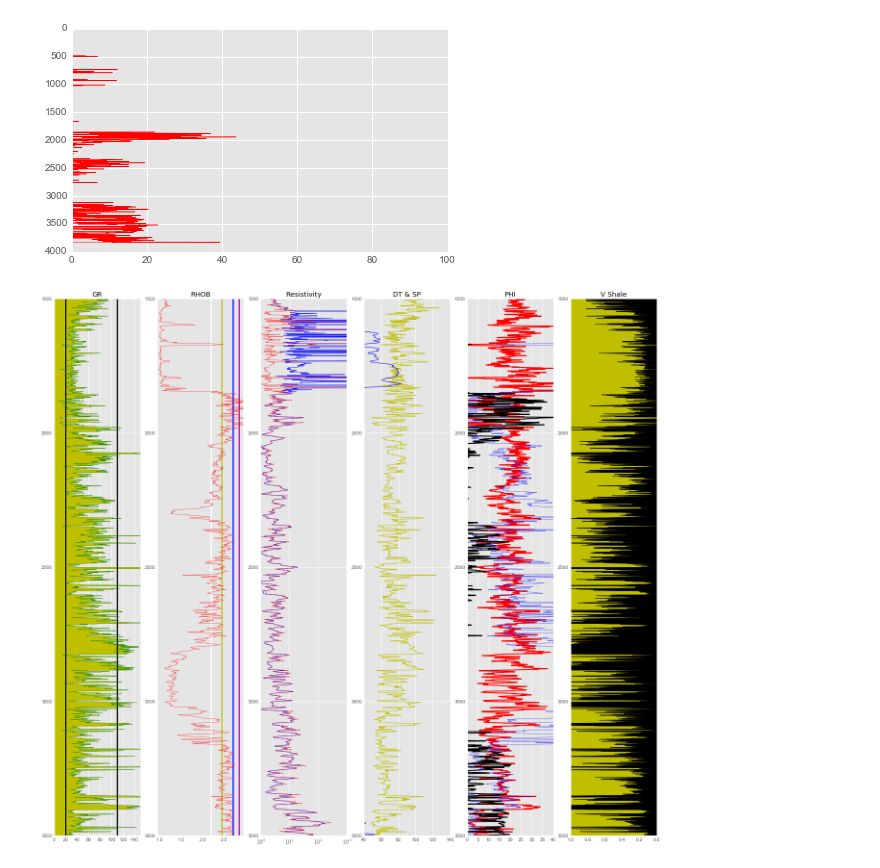
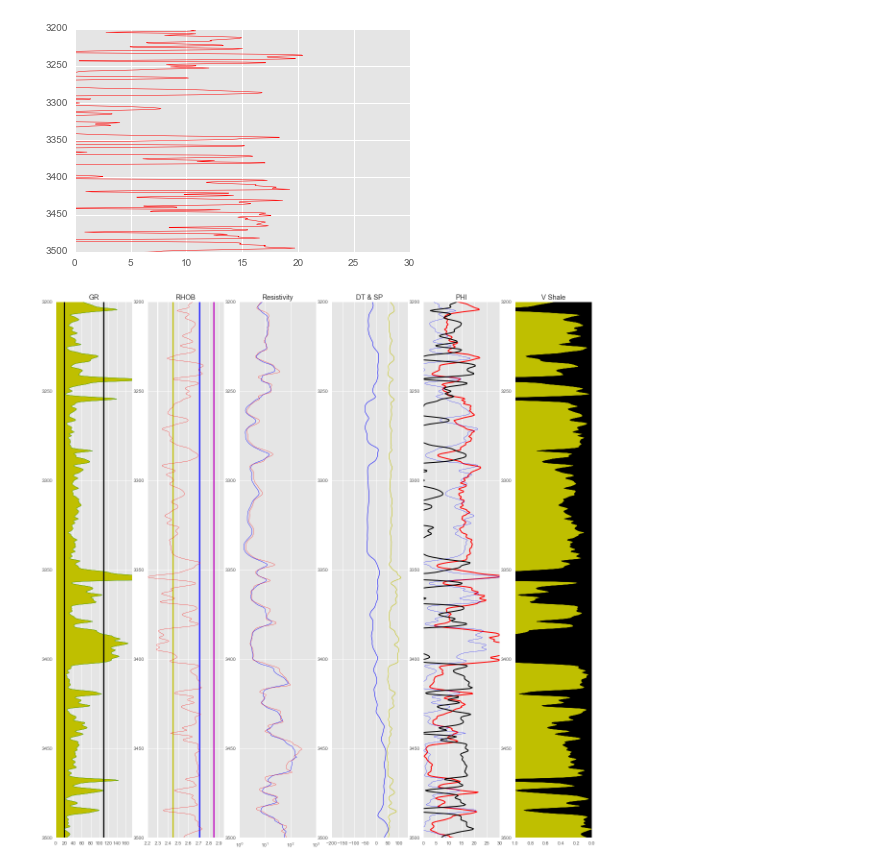
Before and after one commit to mjorden/LASanalysis, a Jupyter notebook: KansasLAS.ipynb, the cells around one changed output. Saved outputs shown, nothing was run; the diff lists cells and outputs as text; code cells hidden in the pictures.

```diff
--- a/KansasLAS.ipynb
+++ b/KansasLAS.ipynb
@@ -14,26 +26,42 @@ LAS = pd.read_csv(logfile,delim_whitespace=True)
+# %%
+upper_d = 3200
+lower_d = 3500
+
+lower_rhob = 2.2
+upper_rhob = 2.95
+
+lower_phi = 0
+upper_phi = 30
+
+upper_gr = 175
+lower_gr = 0
+
+upper_dt = 140
+lower_dt = -200
 # %%
 LAS['SS_ex'] = 2.45
 LAS['LS_ex'] = 2.71
 LAS['DL_ex'] = 2.85
-LAS['Salt_ex'] = 2.2
-
+LAS['Salt_ex'] = 2.3
 
 LAS['GR_Dirty'] = 110
 LAS['GR_Clean'] = 20
+
+
+#LAS.replace([-999.2500],(0))
 # %%
 LAS['DPHI'] = ((LAS['SS_ex'] - LAS['RHOB'])/(1 - LAS['SS_ex'])) * 100
 # %%
 LAS['V_Shale'] = ((LAS['GR']-LAS['GR_Clean'])/(LAS['GR_Dirty']-LAS['GR_Clean']))
 # %%
 plt.plot(LAS['DPHI'],LAS['Depth'],color='r',linewidth=0.5)
-plt.xlim(0,100)
-plt.ylim(0,4000)
+plt.xlim(lower_phi,upper_phi)
+plt.ylim(upper_d,lower_d)
 plt.gca().invert_yaxis()
 # %% [output]
-[figure, old version]
+[figure, new version]
 # %%
-upper_d = 1500
-lower_d = 3500
+
 
 
 plt.figure(161,figsize=(20,20),dpi=750)
@@ -42,14 +70,14 @@ plt.figure(161,figsize=(20,20),dpi=750)
 
 plt.subplot(161)
 plt.plot(LAS['GR_Dirty'],LAS['Depth'],color='k',linewidth=2.5)
-plt.xlim(0,150)
+plt.xlim(lower_gr,upper_gr)
 plt.ylim(upper_d,lower_d)
 plt.title('GR')
 plt.gca().invert_yaxis()
 
 plt.subplot(161)
 plt.plot(LAS['GR_Clean'],LAS['Depth'],color='k',linewidth=2.5)
-plt.xlim(0,150)
+plt.xlim(lower_gr,upper_gr)
 plt.ylim(upper_d,lower_d)
 plt.title('GR')
 plt.gca().invert_yaxis()
@@ -57,7 +85,7 @@ plt.gca().invert_yaxis()
 plt.subplot(161)
 plt.plot(LAS['GR'],LAS['Depth'],color='g',linewidth=0.5)
 plt.fill_between(LAS['GR'],LAS['Depth'],  10, color='y')
-plt.xlim(0,150)
+plt.xlim(lower_gr,upper_gr)
 plt.ylim(upper_d,lower_d)
 plt.title('GR')
 plt.gca().invert_yaxis()
@@ -66,7 +94,7 @@ plt.gca().invert_yaxis()
 
 plt.subplot(162)
 plt.plot(LAS['SS_ex'],LAS['Depth'],color='y',linewidth=2.5)
-plt.xlim(1.95,2.95)
+plt.xlim(lower_rhob,upper_rhob)
 plt.ylim(upper_d,lower_d)
 plt.title('RHOB')
 plt.gca().invert_yaxis()
@@ -74,28 +102,28 @@ plt.gca().invert_yaxis()
 plt.subplot(162)
 plt.plot(LAS['LS_ex'],LAS['Depth'],color='b',linewidth=2.5)
 plt.xlim(1.95,2.95)
-plt.ylim(upper_d,lower_d)
+plt.ylim(lower_rhob,upper_rhob)
 plt.title('RHOB')
 plt.gca().invert_yaxis()
 
 plt.subplot(162)
 plt.plot(LAS['DL_ex'],LAS['Depth'],color='m',linewidth=2.5)
-plt.xlim(1.95,2.95)
+plt.xlim(lower_rhob,upper_rhob)
 plt.ylim(upper_d,lower_d)
 plt.title('RHOB')
 plt.gca().invert_yaxis()
 
 plt.subplot(162)
 plt.plot(LAS['Salt_ex'],LAS['Depth'],color='w',linewidth=2.5)
-plt.xlim(1.95,2.95)
+plt.xlim(lower_rhob,upper_rhob)
 plt.ylim(upper_d,lower_d)
 plt.title('RHOB')
 plt.gca().invert_yaxis()
-plt.grid(False)
+plt.grid(True)
 
 plt.subplot(162)
 plt.plot(LAS['RHOB'],LAS['Depth'],color='r',linewidth=0.5)
-plt.xlim(0.95,2.95)
+plt.xlim(lower_rhob,upper_rhob)
 plt.ylim(upper_d,lower_d)
 plt.title('RHOB')
 plt.gca().invert_yaxis()
@@ -122,14 +150,14 @@ plt.gca().invert_yaxis()
 
 plt.subplot(164)
 plt.plot(LAS['DT'],LAS['Depth'],color='y',linewidth=1)
-plt.xlim(40,140)
+plt.xlim(lower_dt,upper_dt)
 plt.ylim(upper_d,lower_d)
 plt.title('DT & SP')
 plt.gca().invert_yaxis()
 
 plt.subplot(164)
 plt.plot(LAS['SP'],LAS['Depth'],color='b',linewidth=1)
-plt.xlim(40,140)
+plt.xlim(lower_dt,upper_dt)
 plt.ylim(upper_d,lower_d)
 plt.title('DT & SP')
 plt.gca().invert_yaxis()
@@ -143,13 +171,13 @@ plt.gca().invert_yaxis()
 
 plt.subplot(165)
 plt.plot(LAS['DPOR'],LAS['Depth'],color='b',linewidth=0.5)
-plt.xlim(0,40)
+plt.xlim(lower_phi,upper_phi)
 plt.ylim(upper_d,lower_d)
 plt.gca().invert_yaxis()
 
 plt.subplot(165)
 plt.plot(LAS['DPHI'],LAS['Depth'],color='k',linewidth=2)
-plt.xlim(0,40)
+plt.xlim(lower_phi,upper_phi)
 plt.ylim(upper_d,lower_d)
 plt.gca().invert_yaxis()
 
@@ -165,4 +193,4 @@ plt.grid(False)
 plt.gca().invert_yaxis()
 plt.gca().invert_xaxis()
 # %% [output]
-[figure, old version]
+[figure, new version]
```
Also changed, not shown: parts of 5 cells of this notebook.
